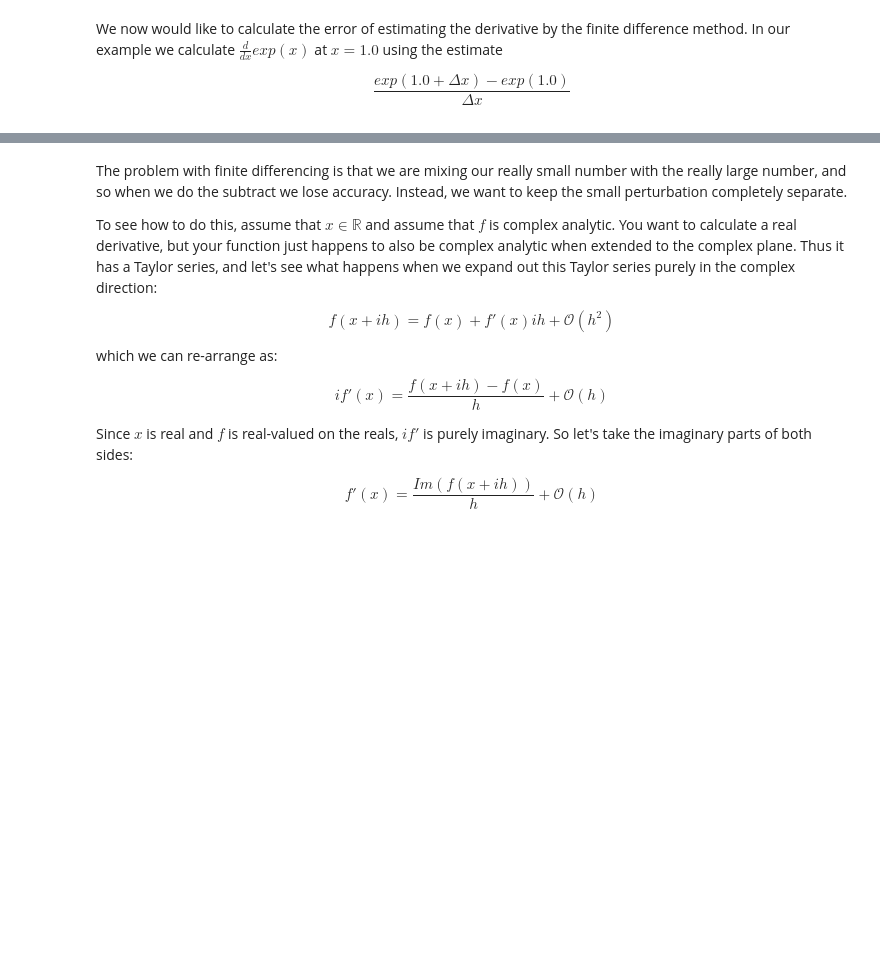
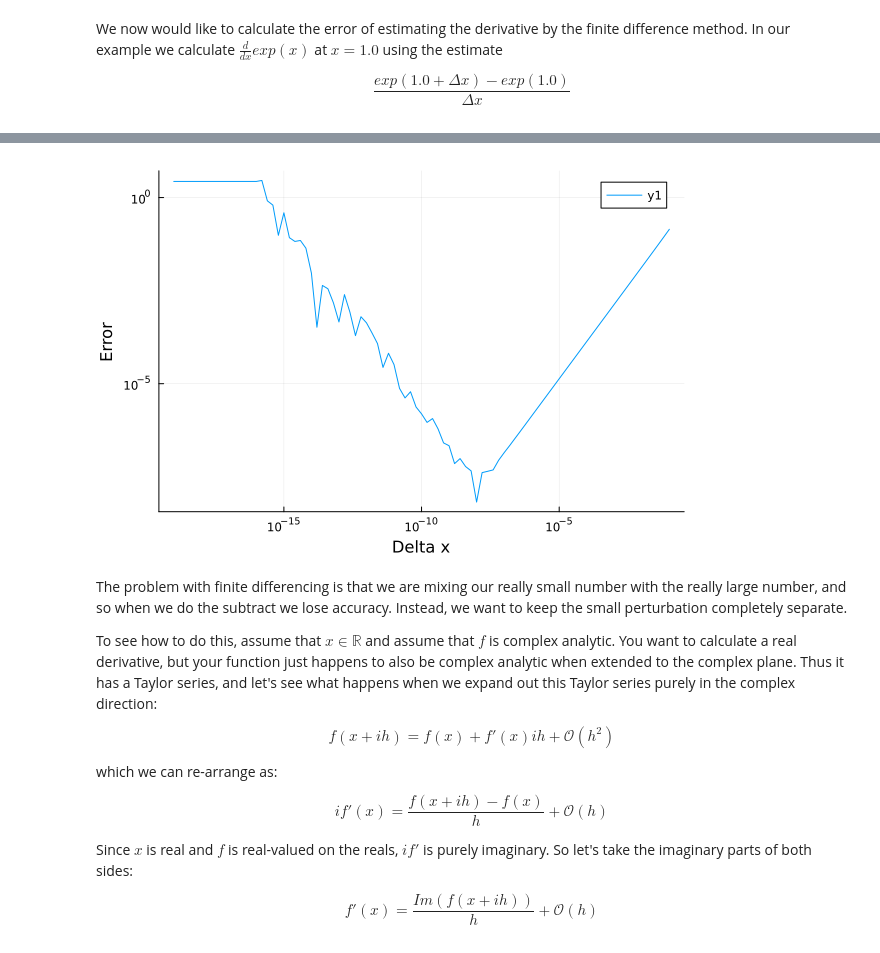
Before and after one commit to helmutstrey/BME-574-2024, a Jupyter notebook: AD.ipynb, the cells around one changed output, grey strips where cells are left out. Drawn from its saved outputs; the diff is of its cells as text; code cells hidden in the pictures; blank space fills up the shorter version.

```diff
--- a/AD.ipynb
+++ b/AD.ipynb
@@ -20,3 +24,6 @@ We now would like to calculate the error of estimating the derivative by the fin
 In our example we calculate $\frac{d}{dx}exp(x)$ at $x=1.0$ using the estimate
 
 $$\frac{exp(1.0+\Delta x)-exp(1.0)}{\Delta x}$$
+# %%
+dx = 10.0 .^ collect(-19:0.2:-1)
+dy = abs.((exp.(1.0 .+ dx) .- exp(1.0)) ./ dx .- exp(1.0))
@@ -23,3 +48,7 @@ $$\frac{exp(1.0+\Delta x)-exp(1.0)}{\Delta x}$$
+# %%
+plot(dx,dy,yscale=:log10,xscale=:log10,xlabel="Delta x",ylabel="Error")
+# %% [output]
+[figure, added]
 # %% [markdown]
 The problem with finite differencing is that we are mixing our really small
 number with the really large number, and so when we do the subtract we lose
```
Also changed, not shown: parts of 21 cells of this notebook, 4 other files.
